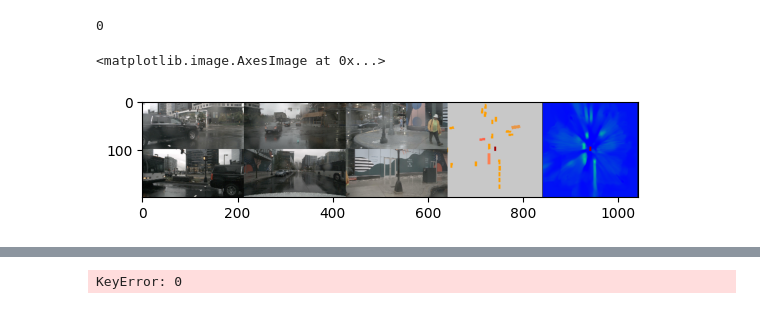
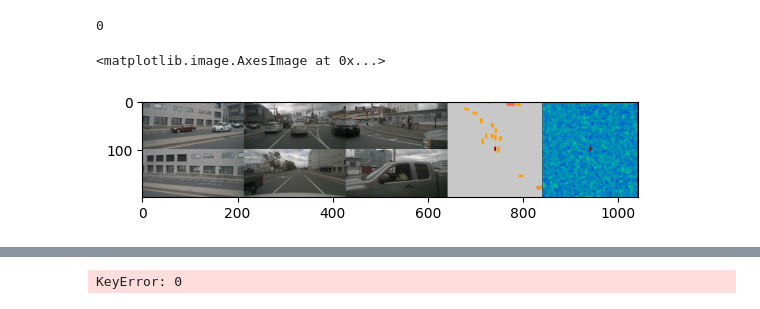
Before and after one commit to nargoo0328/cross_view_transformers, a Jupyter notebook: scripts/test_bug.ipynb, the cells around one changed output, grey strips where cells are left out. Drawn from its saved outputs; the diff is of its cells as text; code cells hidden in the pictures.

```diff
--- a/scripts/test_bug.ipynb
+++ b/scripts/test_bug.ipynb
@@ -95,21 +95,22 @@ if CHECKPOINT_PATH is None:
 # %%
 network.to(device)
 network.eval()
-batch = dataset.__getitem__(4006)
+network.error_tolerance = 1.0
+batch = dataset.__getitem__(600)
 for k, v in batch.items():
     if isinstance(v, torch.Tensor):
         batch[k] = v.to(device)[None]
     elif isinstance(v, list):
         if isinstance(v[0], torch.Tensor):
             batch[k] = [i.to(device) for i in v]
     else:
         batch[k] = v
 with torch.no_grad():
     pred = network(batch)
     # pred = None
     # loss = model.loss_func(pred,batch)
 vis_result = viz(batch, pred)
 plt.imshow(vis_result[0])
 # %% [output]
 <matplotlib.image.AxesImage at 0x...>
-[figure, old version]
+[figure, new version]
```
Also changed, not shown: parts of 15 cells of this notebook, 10 other files.
